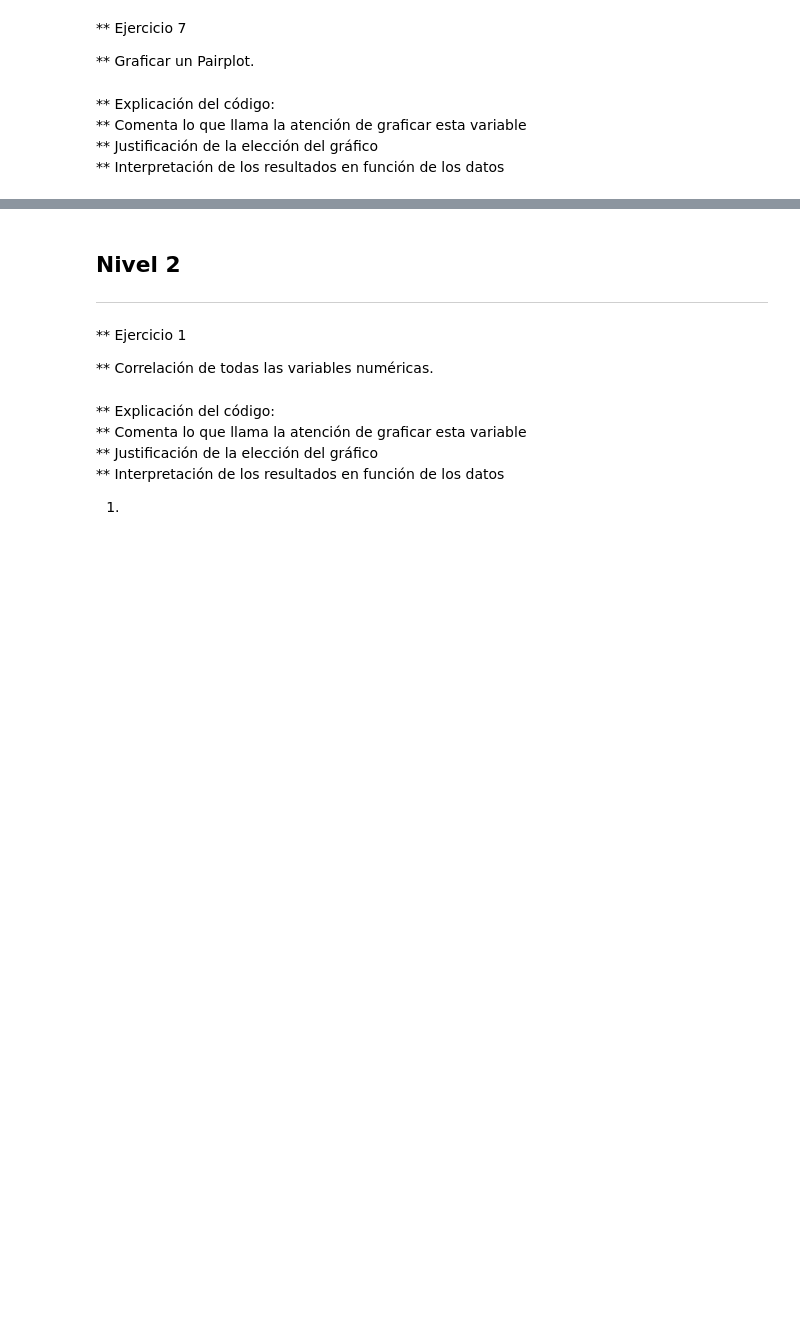
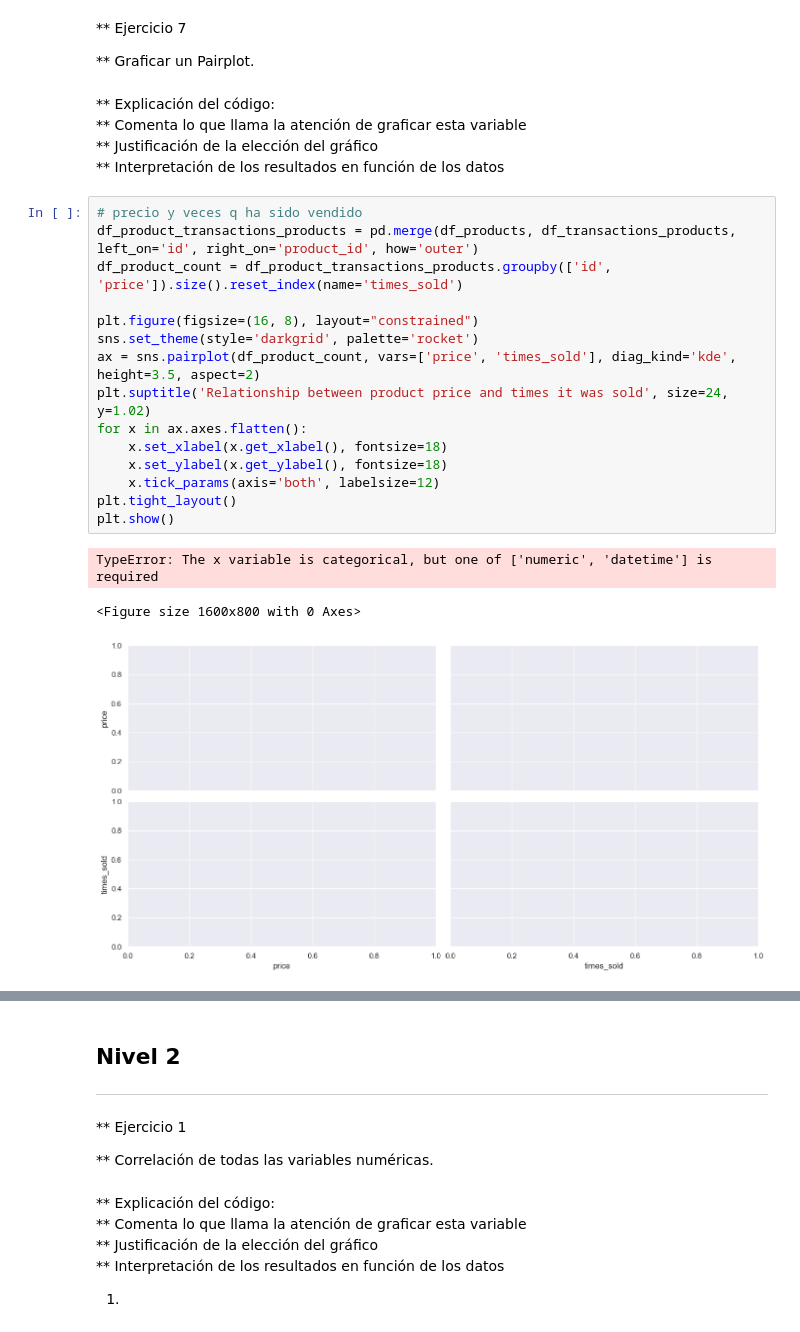
Before and after one commit to MailinV/Sprint_8_MV, a Jupyter notebook: Sprint8_MV.ipynb, the cells around one changed output, grey strips where cells are left out. Drawn from its saved outputs; the diff is of its cells as text; blank space fills up the shorter version.

```diff
--- a/Sprint8_MV.ipynb
+++ b/Sprint8_MV.ipynb
@@ -377,3 +357,22 @@ plt.show()
 ** Comenta lo que llama la atención de graficar esta variable<br>
 ** Justificación de la elección del gráfico <br>
 ** Interpretación de los resultados en función de los datos<br>
+# %%
+# precio y veces q ha sido vendido
+df_product_transactions_products = pd.merge(df_products, df_transactions_products, left_on='id', right_on='product_id', how='outer')
+df_product_count = df_product_transactions_products.groupby(['id', 'price']).size().reset_index(name='times_sold')
+
+plt.figure(figsize=(16, 8), layout="constrained")
+sns.set_theme(style='darkgrid', palette='rocket')
+ax = sns.pairplot(df_product_count, vars=['price', 'times_sold'], diag_kind='kde', height=3.5, aspect=2)
+plt.suptitle('Relationship between product price and times it was sold', size=24, y=1.02)
+for x in ax.axes.flatten():
+    x.set_xlabel(x.get_xlabel(), fontsize=18)
+    x.set_ylabel(x.get_ylabel(), fontsize=18)
+    x.tick_params(axis='both', labelsize=12)
+plt.tight_layout()
+plt.show()
+# %% [output]
+TypeError: The x variable is categorical, but one of ['numeric', 'datetime'] is required
+<Figure size 1600x800 with 0 Axes>
+[figure, added]
```
Also changed, not shown: parts of 12 cells of this notebook.
